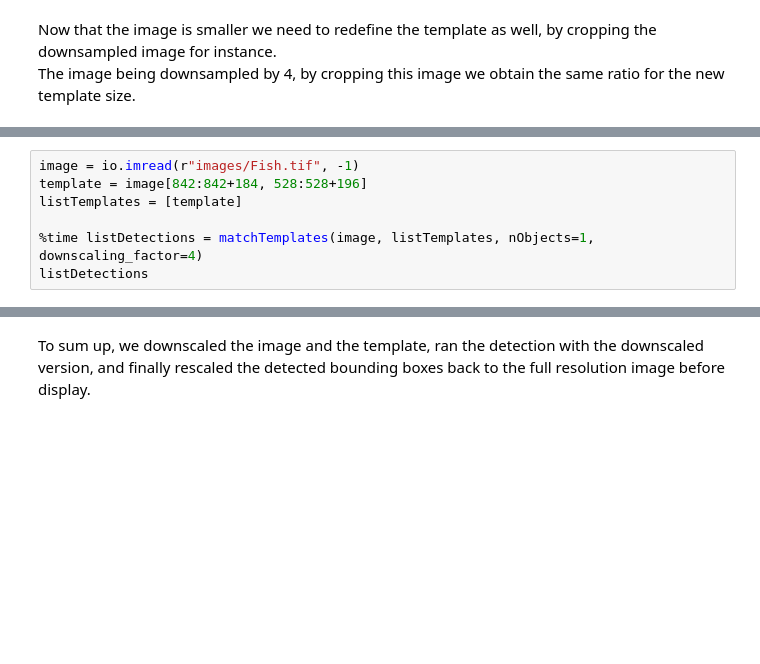
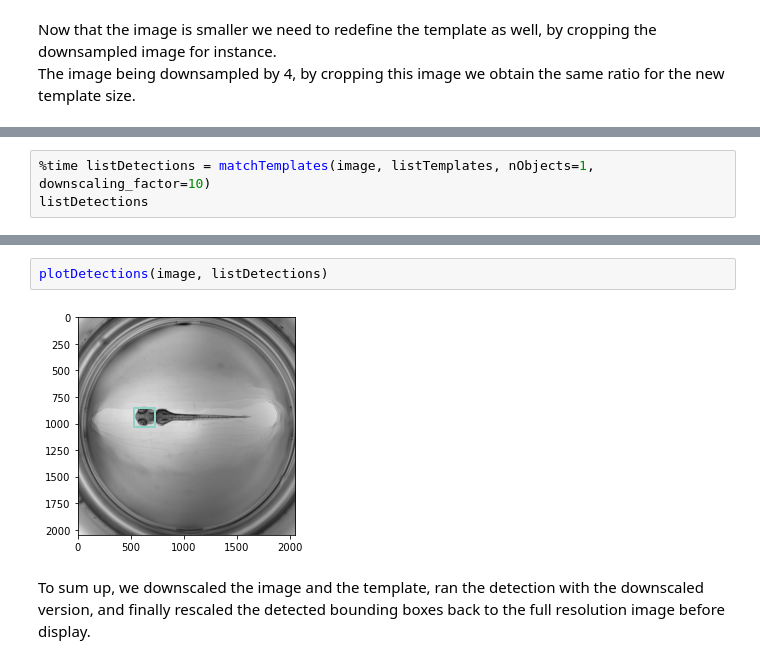
Before and after one commit to multi-template-matching/mtm-python-oop, a Jupyter notebook: tutorials/Tutorial3-SpeedingUp.ipynb, the cells around one changed output, grey strips where cells are left out. Drawn from its saved outputs; the diff is of its cells as text; blank space fills up the shorter version.

```diff
--- a/tutorials/Tutorial3-SpeedingUp.ipynb
+++ b/tutorials/Tutorial3-SpeedingUp.ipynb
@@ -166,8 +154,4 @@ For this, we introduce an argument `downscaling_factor`, an integer superior to
 # %%
-image = io.imread(r"images/Fish.tif", -1)
-template = image[842:842+184, 528:528+196]
-listTemplates = [template]
-
-%time listDetections = matchTemplates(image, listTemplates, nObjects=1, downscaling_factor=4)
+%time listDetections = matchTemplates(image, listTemplates, nObjects=1, downscaling_factor=10)
 listDetections
 # %% [output]
@@ -176,3 +160,7 @@ Wall time: 142 ms
+# %%
+plotDetections(image, listDetections)
+# %% [output]
+[figure, added]
 # %% [markdown]
 To sum up, we downscaled the image and the template, ran the detection with the downscaled version, and finally rescaled the detected bounding boxes back to the full resolution image before display.
 # %% [markdown]
```
Also changed, not shown: parts of 16 cells of this notebook.
